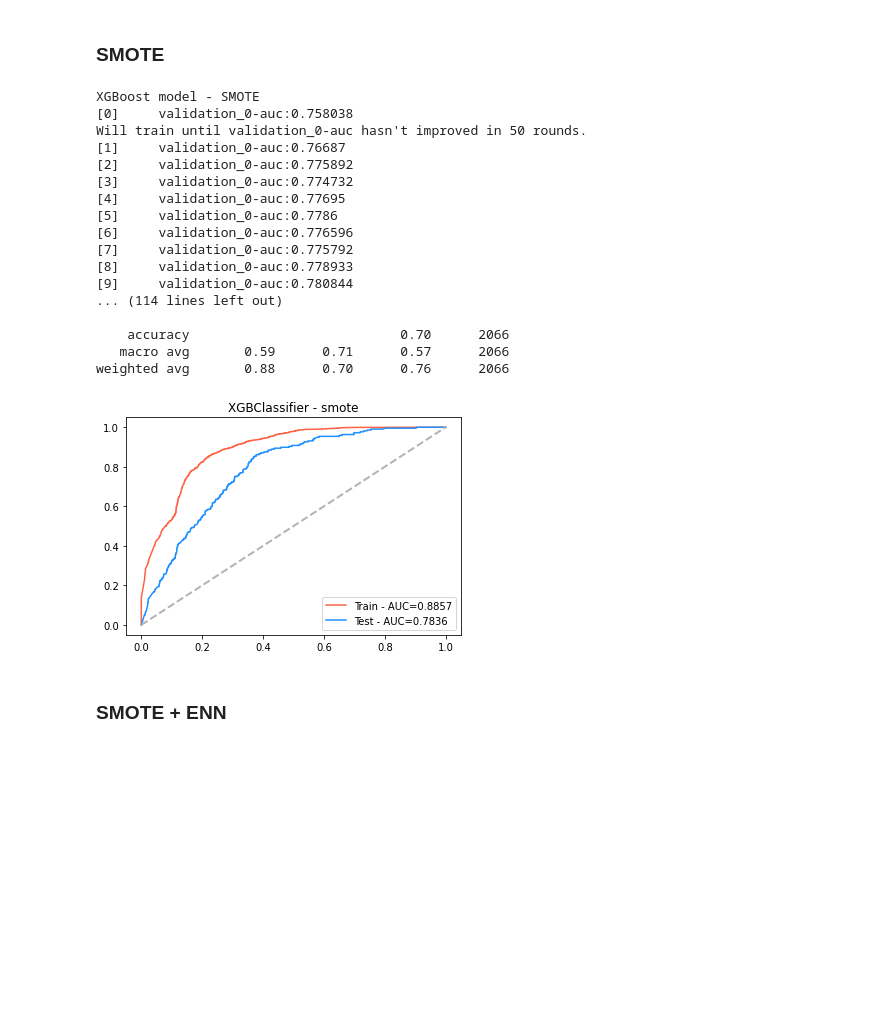
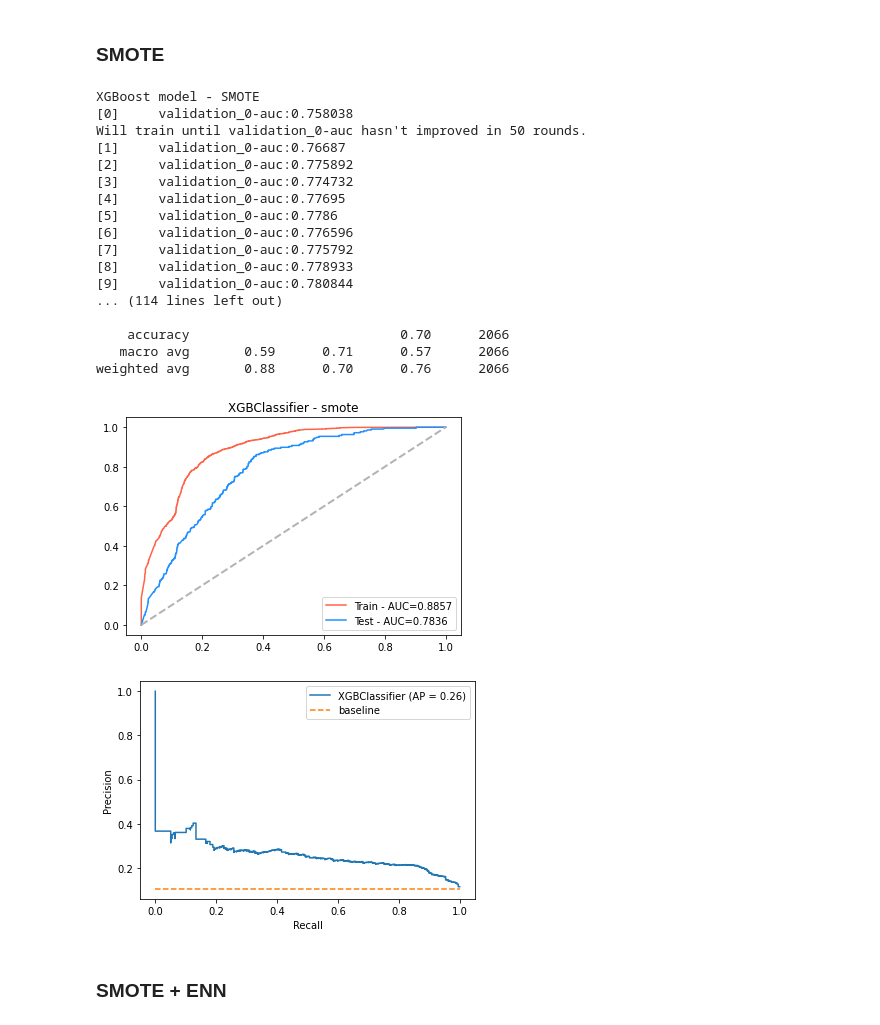
Before and after one commit to tanatiem/BADS7105-CRM-Analytics, a Jupyter notebook: Homework 08 - Campaign Response Model/hw08_campaign_response_model.ipynb, the cells around one changed output. Saved outputs shown, nothing was run; the diff lists cells and outputs as text; code cells hidden in the pictures; blank space fills up the shorter version.

```diff
--- a/Homework 08 - Campaign Response Model/hw08_campaign_response_model.ipynb
+++ b/Homework 08 - Campaign Response Model/hw08_campaign_response_model.ipynb
@@ -981,33 +1044,35 @@ model = train_xgboost(model, data, targets)
 y_pred_train =  model.predict(data)
 report_train = classification_report(targets, y_pred_train)
 print('training set')
 print(report_train)
 
 y_pred_test = model.predict(X_test)
 report_test = classification_report(y_test, y_pred_test)
 print('test set')
 print(report_test)
 
 plot_xgboost_roc_curve(model, data, targets)
+plot_pr_curve(model, X_test, y_test)
 # %% [output]
 XGBoost model - SMOTE
 [0]     validation_0-auc:0.758038
 Will train until validation_0-auc hasn't improved in 50 rounds.
 [1]     validation_0-auc:0.76687
 [2]     validation_0-auc:0.775892
 [3]     validation_0-auc:0.774732
 [4]     validation_0-auc:0.77695
 [5]     validation_0-auc:0.7786
 [6]     validation_0-auc:0.776596
 [7]     validation_0-auc:0.775792
 [8]     validation_0-auc:0.778933
 [9]     validation_0-auc:0.780844
 ... (114 lines left out)
 
     accuracy                           0.70      2066
    macro avg       0.59      0.71      0.57      2066
 weighted avg       0.88      0.70      0.76      2066
 [figure]
+[figure, added]
 # %% [markdown]
 ### SMOTE + ENN
 # %%
```
Also changed, not shown: parts of 8 cells of this notebook.
